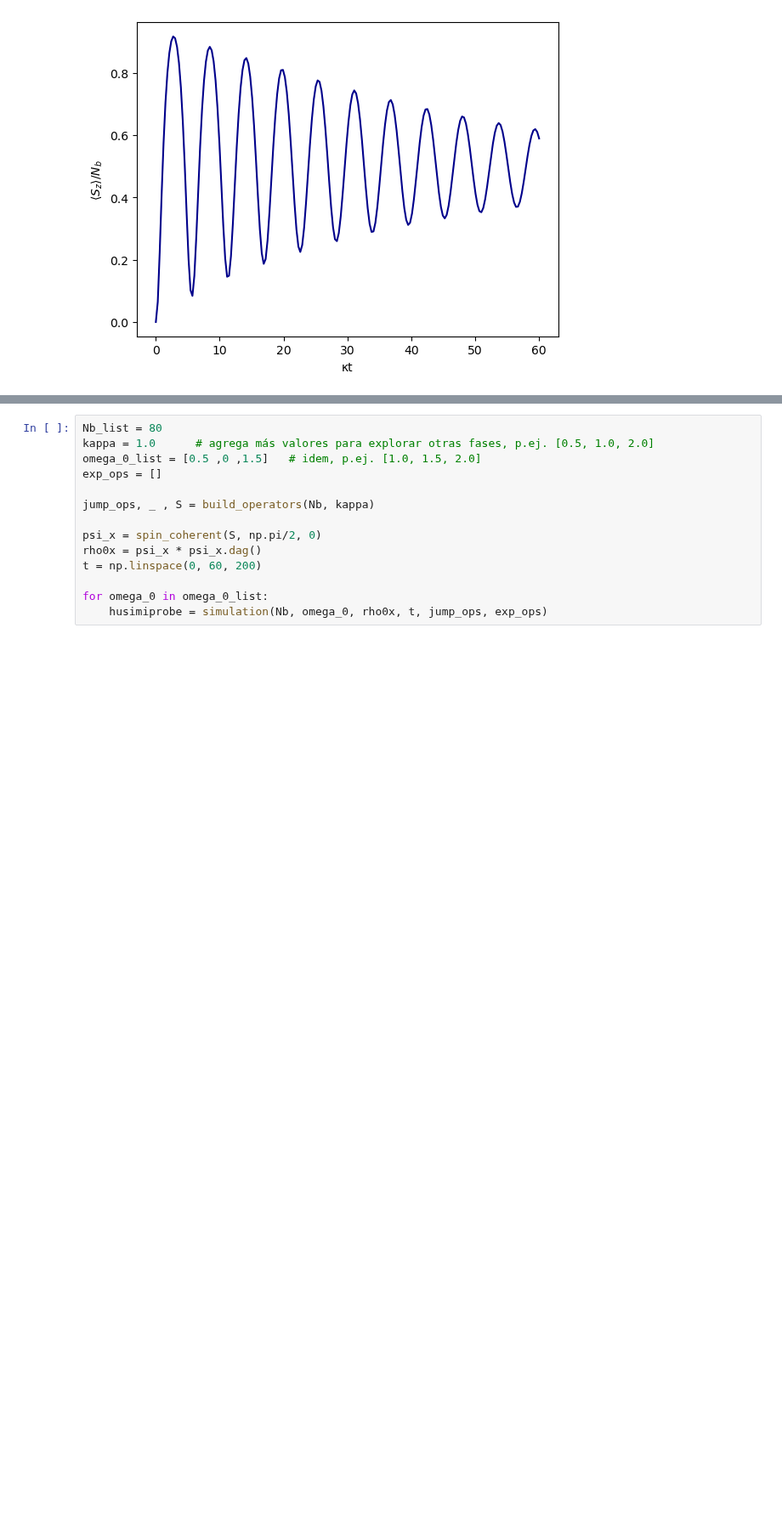
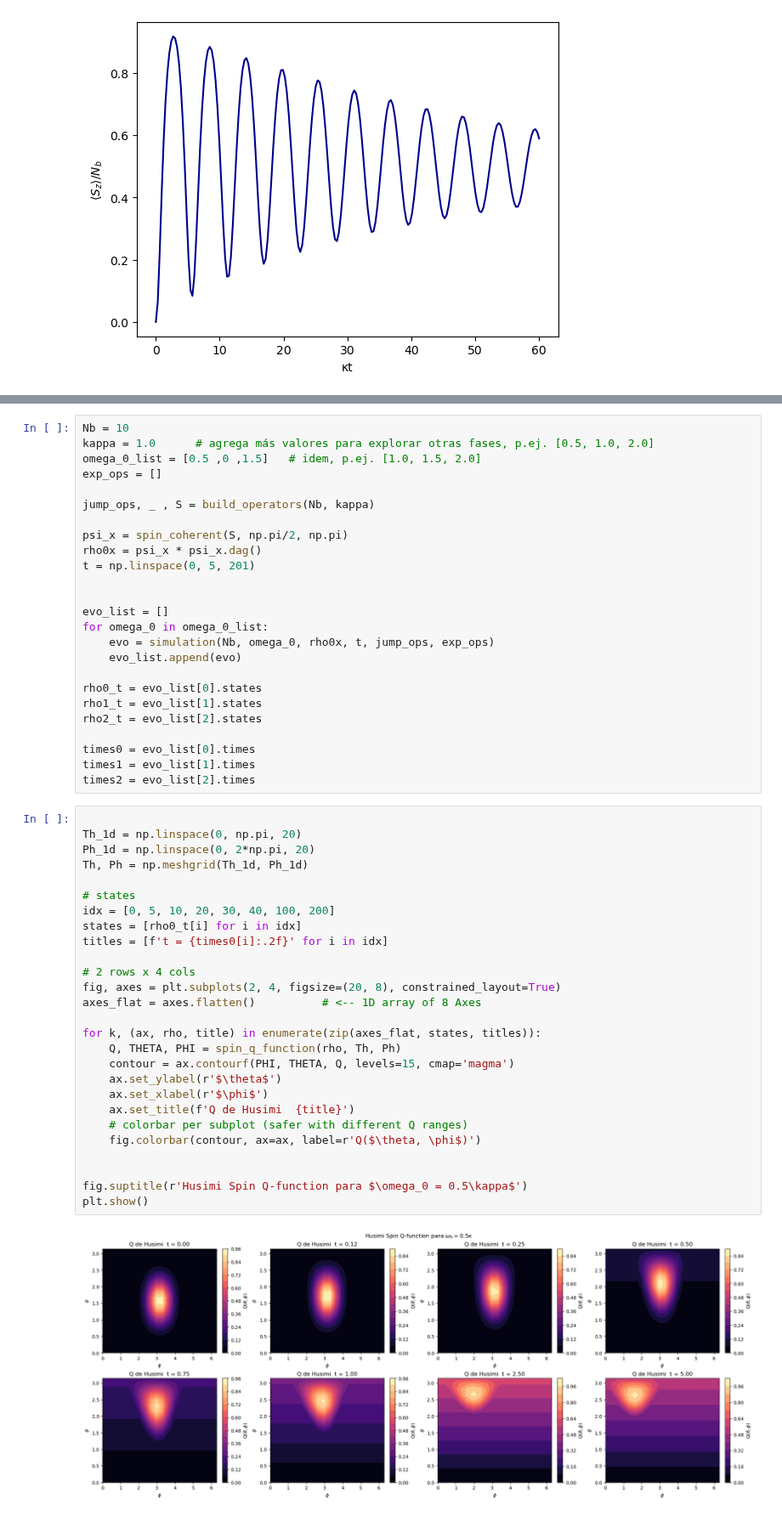
Before and after one commit to Art-999/QMPhysics, a Jupyter notebook: BoundaryTimeCrystal/TimeCrystalEigenvaluesMEJORA.ipynb, the cells around one changed output, grey strips where cells are left out. Shown at 85% size. Saved outputs shown, nothing was run; the diff lists cells and outputs as text; blank space fills up the shorter version.

Commit message:
HusimiQfunc

```diff
--- a/BoundaryTimeCrystal/TimeCrystalEigenvaluesMEJORA.ipynb
+++ b/BoundaryTimeCrystal/TimeCrystalEigenvaluesMEJORA.ipynb
@@ -706,14 +706,54 @@ Figura guardada
 # %%
-Nb_list = 80
+Nb = 10
 kappa = 1.0      # agrega más valores para explorar otras fases, p.ej. [0.5, 1.0, 2.0]
 omega_0_list = [0.5 ,0 ,1.5]   # idem, p.ej. [1.0, 1.5, 2.0]
 exp_ops = []
 
 jump_ops, _ , S = build_operators(Nb, kappa)
 
-psi_x = spin_coherent(S, np.pi/2, 0)
+psi_x = spin_coherent(S, np.pi/2, np.pi)
 rho0x = psi_x * psi_x.dag()
-t = np.linspace(0, 60, 200)
+t = np.linspace(0, 5, 201)
 
+
+evo_list = []
 for omega_0 in omega_0_list:
-    husimiprobe = simulation(Nb, omega_0, rho0x, t, jump_ops, exp_ops)
+    evo = simulation(Nb, omega_0, rho0x, t, jump_ops, exp_ops)
+    evo_list.append(evo)
+
+rho0_t = evo_list[0].states
+rho1_t = evo_list[1].states
+rho2_t = evo_list[2].states
+
+times0 = evo_list[0].times
+times1 = evo_list[1].times
+times2 = evo_list[2].times
+# %%
+
+Th_1d = np.linspace(0, np.pi, 20)
+Ph_1d = np.linspace(0, 2*np.pi, 20)
+Th, Ph = np.meshgrid(Th_1d, Ph_1d)
+
+# states
+idx = [0, 5, 10, 20, 30, 40, 100, 200]
+states = [rho0_t[i] for i in idx]
+titles = [f't = {times0[i]:.2f}' for i in idx]
+
+# 2 rows x 4 cols
+fig, axes = plt.subplots(2, 4, figsize=(20, 8), constrained_layout=True)
+axes_flat = axes.flatten()          # <-- 1D array of 8 Axes
+
+for k, (ax, rho, title) in enumerate(zip(axes_flat, states, titles)):
+    Q, THETA, PHI = spin_q_function(rho, Th, Ph)
+    contour = ax.contourf(PHI, THETA, Q, levels=15, cmap='magma')
+    ax.set_ylabel(r'$\theta$')
+    ax.set_xlabel(r'$\phi$')
+    ax.set_title(f'Q de Husimi  {title}')
+    # colorbar per subplot (safer with different Q ranges)
+    fig.colorbar(contour, ax=ax, label=r'Q($\theta, \phi$)')
+
+
+fig.suptitle(r'Husimi Spin Q-function para $\omega_0 = 0.5\kappa$')
+plt.show()
+# %% [output]
+[figure, added]
```
Also changed, not shown: parts of 3 cells of this notebook, 1 other file.
